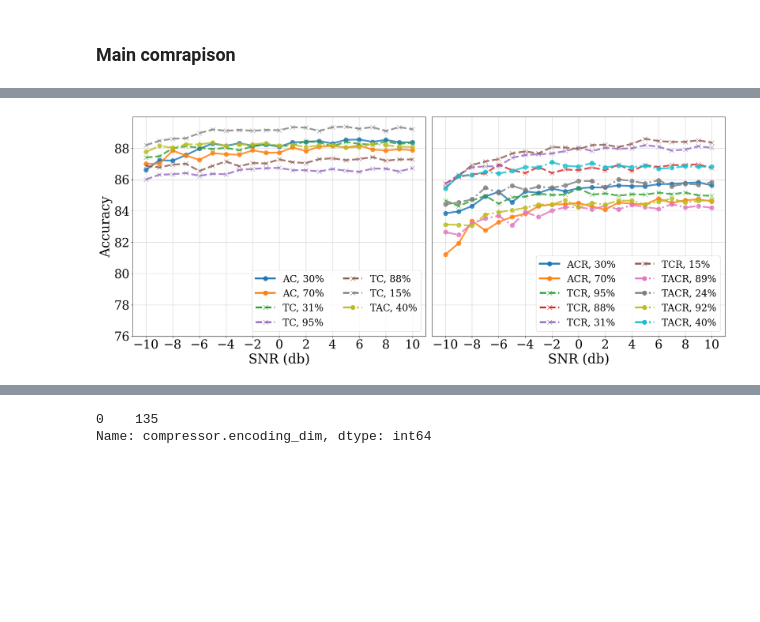
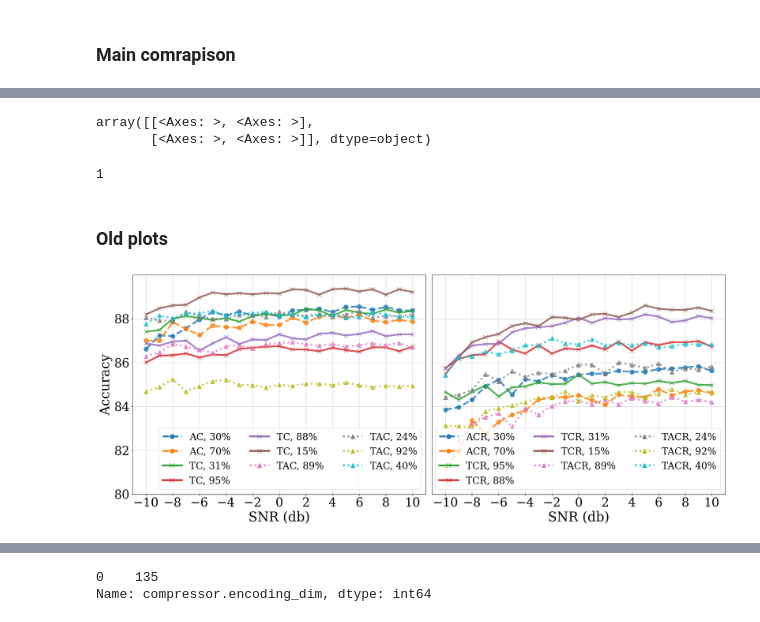
Before and after one commit to alessiodevoto/peekvit, a Jupyter notebook: result_processing_august3.ipynb, the cells around one changed output, grey strips where cells are left out. Saved outputs shown, nothing was run; the diff lists cells and outputs as text; code cells hidden in the pictures; blank space fills up the shorter version.

Commit message:
nice plot

```diff
--- a/result_processing_august3.ipynb
+++ b/result_processing_august3.ipynb
@@ -405,0 +746,5 @@ plt.show()
+# %%
+axs
+# %% [output]
+array([[<Axes: >, <Axes: >],
+       [<Axes: >, <Axes: >]], dtype=object)
@@ -406,3 +753,9 @@ plt.show()
+# %%
+d[(0,0)]
+# %% [output]
+1
+# %% [markdown]
+### Old plots
 # %%
 import os
 import json
@@ -513,14 +866,14 @@ filter_conditions = {
 # Line styles and markers for each model
 # Line styles and markers for each model
 line_styles = {
-    'AC': 'solid',
-    "ACR": 'solid',
+    'AC': 'dashed',
+    "ACR": 'dashed',
 
-    "TC": 'dashed',
-    "TCR": 'dashed',
+    "TC": 'solid',
+    "TCR": 'solid',
 
-    "TAC": 'dashdot',
-    "TACR": 'dashdot',
+    "TAC": 'dotted',
+    "TACR": 'dotted',
 }
 
 markers = {
@@ -532,16 +885,6 @@ markers = {
 
     "TAC": '^',
     "TACR": '^',
-}
-markers = {
-    "AC": 'o',
-    "ACR": 'o',
-
-    "TC": 'x',
-    "TCR": 'x',
-
-    "TAC": 'o',
-    "TACR": 'o',
 }
 
 # Plotting settings
@@ -625,35 +968,35 @@ with plt.rc_context(settings):
                 for idx, combination in unique_combinations_collector.iterrows()
             ]
 
             # Add legends to the first subplot
-            ax.legend(handles=legend_elements, ncol=2, loc='lower right')
+            ax.legend(handles=legend_elements, ncol=3, loc='lower right')
 
 
 
     # Set x-ticks to integer values and adjust labels for both subplots
     for idx, ax in enumerate(axs):
-        ax.set_ylim(76,  90)
+        ax.set_ylim(80,  90)
         ax.set_xticks(snr.astype(int)[::2])
         ax.set_xlabel('SNR (db)', fontsize=30)
         ax.grid(True,  color='lightgray', linestyle='-', linewidth=1, zorder=0)
 
         if idx == 0:
             ax.set_ylabel('Accuracy', fontsize=30)
-            ax.set_yticks(np.arange(76, 90, 2))
+            ax.set_yticks(np.arange(80, 90, 2))
         else:
             ax.set_yticks([])  # Remove y-ticks from the second and third subplots
             ax.grid(True, axis='y', linestyle='--')  # Force y-axis grid with custom linestyle
 
             # Add y-axis grid lines manually
-            for ytick in np.arange(76,  90, 2):
+            for ytick in np.arange(80,  90, 2):
                 ax.axhline(y=ytick, color='lightgray', linestyle='-', linewidth=1, zorder=0)
     # Adjust spacing between subplots
     plt.subplots_adjust(wspace=3)  # Increase space between subplots
 
 
 # Save and show plot
 output_pdf_path = f"images/performance_plot_{today}.pdf"
 plt.savefig(output_pdf_path, bbox_inches='tight')
 plt.show()
 # %% [output]
-[figure, old version]
+[figure, new version]
```
Also changed, not shown: parts of 20 cells of this notebook, 8 other files.
